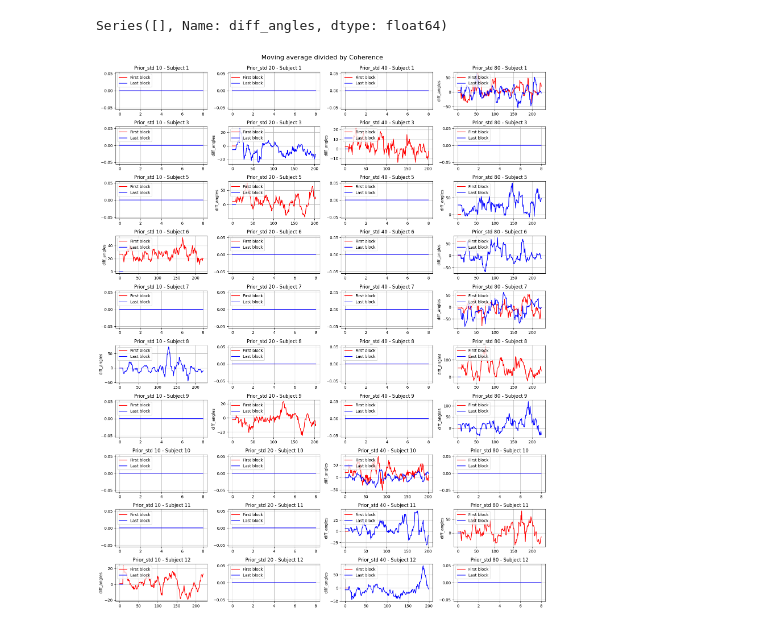
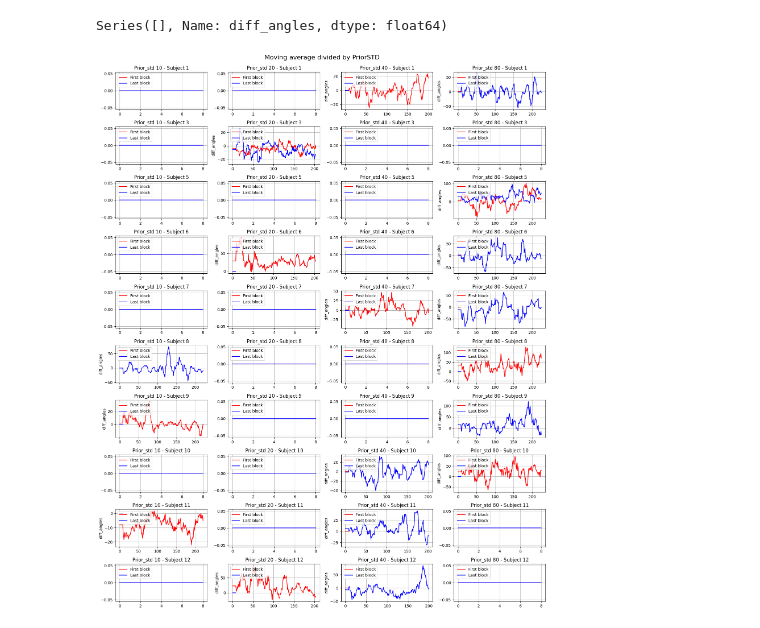
Before and after one commit to lucasbaldezzari/babesbayes-nma, a Jupyter notebook: coding/Issue4_Xiaoxiao.ipynb, the cells around one changed output. Saved outputs shown, nothing was run; the diff lists cells and outputs as text; code cells hidden in the pictures.

```diff
--- a/coding/Issue4_Xiaoxiao.ipynb
+++ b/coding/Issue4_Xiaoxiao.ipynb
@@ -327,7 +327,7 @@ for i in n_subjects:
     temp_data = grups_mean[grups_mean["subject_id"] == i]
     runs_ids = temp_data["run_id"].unique()
     ##taking the first and last run_id
-    first_run = temp_data[temp_data["run_id"] == runs_ids[1]]
+    first_run = temp_data[temp_data["run_id"] == runs_ids[0]]
     last_run = temp_data[temp_data["run_id"] == runs_ids[-1]]
     grups_mean_pair = pd.concat([grups_mean_pair, first_run, last_run])
 # %% [markdown]
@@ -438,32 +438,32 @@ fig, ax = plt.subplots(nrows,ncols,figsize=(16,20))
 for i in range(nrows):
     mc_data_list = [] #data for motor coherence
     temp_data = grups_mean_pair[grups_mean_pair["subject_id"] == n_subjects[acumm]]
     run_ids = temp_data["run_id"].unique()
     mc_data_list = [temp_data[temp_data["motion_coherence"]==mc] for mc in motion_coherence]
     for j in range(ncols):
         key1 = (n_subjects[acumm], run_ids[0], prior_std[j])
         key2 = (n_subjects[acumm], run_ids[1], prior_std[j])
         ##check if data=ma_prior_std[key1] or data=ma_prior_std[key2] is empty, if so, plot a line with 0 values
         if len(ma_prior_std[key1]) > 0:
             sns.lineplot(data=ma_prior_std[key1], ax=ax[i,j], color="red", label="First block")
         else:
             sns.lineplot(x=range(trials_window-1), y=[0]*(trials_window-1), ax=ax[i,j], color="red", label="First block")
         if len(ma_prior_std[key2]) > 0:
             sns.lineplot(data=ma_prior_std[key2], ax=ax[i,j], color="blue", label="Last block")
         else:
             sns.lineplot(x=range(trials_window-1), y=[0]*(trials_window-1), ax=ax[i,j], color="blue", label="Last block")
 
         ax[i,j].set_title(f"Prior_std ${prior_std[j]}$ - Subject {n_subjects[acumm]}")
         ##off y axis
         # ax[i,j].get_yaxis().set_visible(False)
         ##grid on
         ax[i,j].grid()
         ##leegend to the upper right
         ax[i,j].legend(loc="upper left")
     acumm += 1
 
 plt.tight_layout()
-plt.suptitle("Moving average divided by Coherence", fontsize=16)
+plt.suptitle("Moving average divided by PriorSTD", fontsize=16)
 plt.subplots_adjust(top=0.95)
 # %% [output]
-[figure, old version]
+[figure, new version]
```
Also changed, not shown: parts of 3 cells of this notebook.
